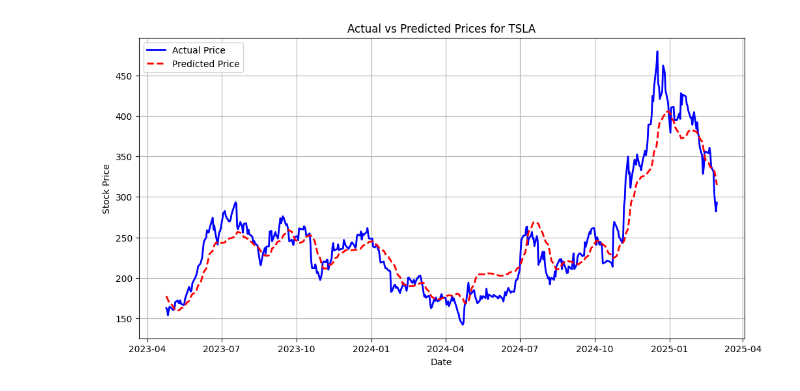
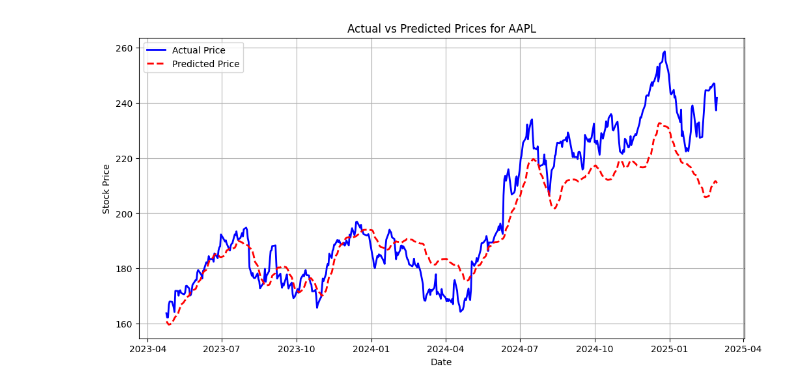
Before and after one commit to lakshinkhurana/SIH-eDNA, a Jupyter notebook: project/stock.ipynb, the cells around one changed output. Drawn from its saved outputs; the diff is of its cells as text; code cells hidden in the pictures.

```diff
--- a/project/stock.ipynb
+++ b/project/stock.ipynb
@@ -51,0 +59,3 @@ y_train, y_test = y[:split], y[split:]
+# %%
+dates.pop(13)
+print(dates)
@@ -93,3 +105,12 @@ y_test_actual = scaler.inverse_transform(y_test)
+# %%
+pred_list=test_predictions.tolist() #["AAPL", "GOOGL", "AMZN", "TSLA", "META", "MSFT"]
+# %%
+appl_arr_pred=np.array([pred_list[i][0] for i in range(465)])
+googl_arr_pred=np.array([pred_list[i][1] for i in range(465)])
+amzn_arr_pred=np.array([pred_list[i][2] for i in range(465)])
+tsla_arr_pred=np.array([pred_list[i][3] for i in range(465)])
+meta_arr_pred=np.array([pred_list[i][4] for i in range(465)])
+msft_arr_pred=np.array([pred_list[i][5] for i in range(465)])
 # %%
 mse = mean_squared_error(y_test_actual, test_predictions)
 rmse = np.sqrt(mse)
@@ -107,0 +133,17 @@ R² Score: 0.87
+# %%
+import pandas as pd
+import json
+
+
+data = {
+    "Date": dates,
+    "Price": msft_arr_pred
+}
+df = pd.DataFrame(data)
+
+json_data = df.to_dict(orient="records")
+
+with open("date_price.json", "w") as f:
+    json.dump(json_data, f, indent=4)
+
+print(json.dumps(json_data, indent=4))
@@ -117,25 +177,20 @@ plt.show()
 # %%
-# Select stock index (change this to visualize different stocks)
-stock_index = 3  # 0 for AAPL, 1 for GOOGL, 2 for AMZN, 3 for TSLA , 4 for META ,5 for MSFT
-
-# Extract actual & predicted values for the selected stock
+stock_index = 0 #["AAPL", "GOOGL", "AMZN", "TSLA", "META", "MSFT"]
 actual_prices = y_test_actual[:, stock_index]
 predicted_prices = test_predictions[:, stock_index]
 
-# Get corresponding dates for plotting
-dates = df_all.index[-len(y_test_actual):]  # Last 'test' period dates
-
+dates = df_all.index[-len(y_test_actual):]
 plt.figure(figsize=(12, 6))
 plt.plot(dates, actual_prices, label="Actual Price", color='blue', linewidth=2)
 plt.plot(dates, predicted_prices, label="Predicted Price", color='red', linestyle='dashed', linewidth=2)
 plt.xlabel("Date")
 plt.ylabel("Stock Price")
 plt.title(f"Actual vs Predicted Prices for {tickers[stock_index]}")
 plt.legend()
 plt.grid()
 plt.show()
 # %% [output]
-[figure, old version]
+[figure, new version]
 # %%
 # def predict_future_prices(model, df, scaler, days=180, time_steps=60):
 #     num_features_expected = scaler.scale_.shape[0]
```
Also changed, not shown: parts of 15 cells of this notebook, 11 other files.
